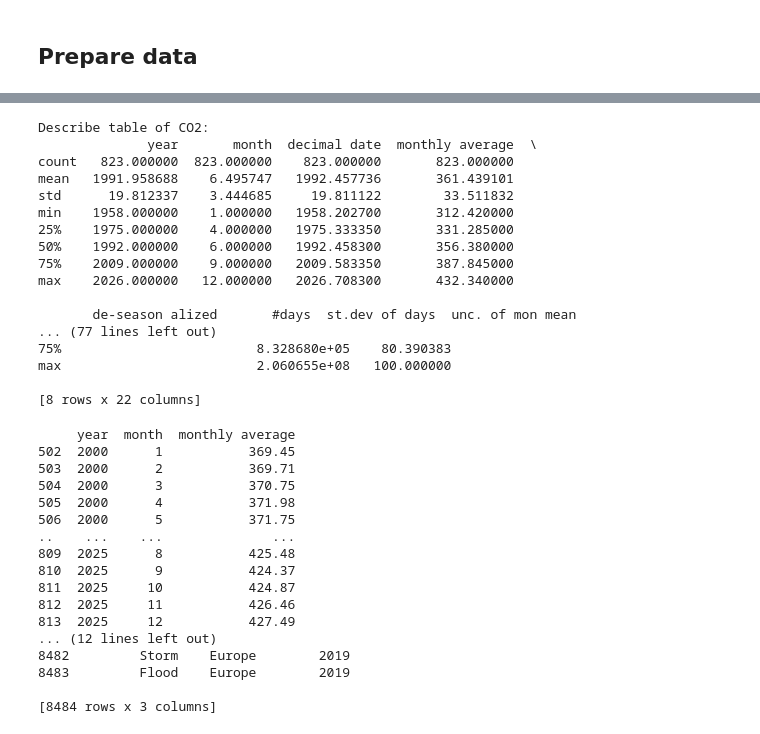
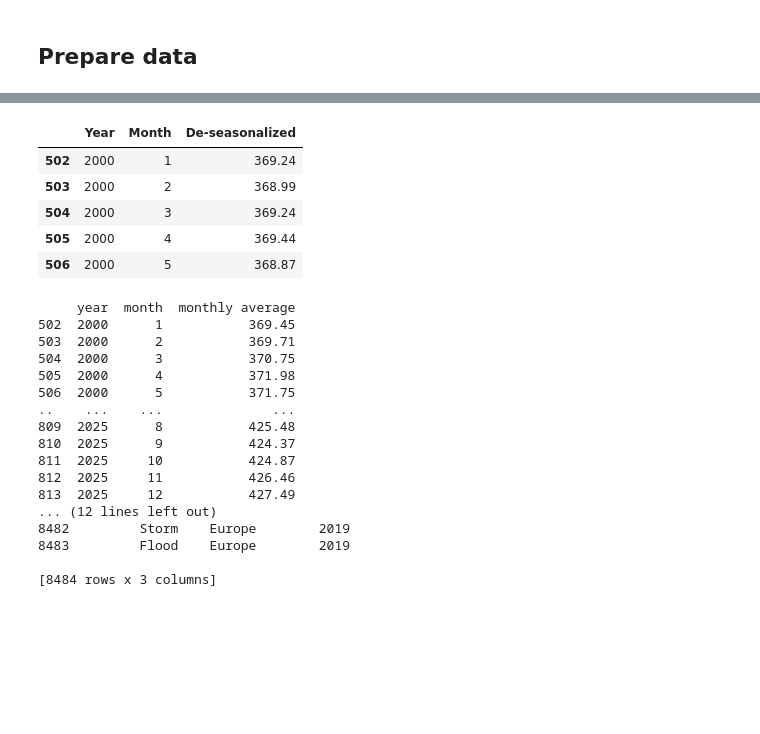
Before and after one commit to cjulianan/DS_3001_Semester_Project, a Jupyter notebook: notebook.ipynb, the cells around one changed output, grey strips where cells are left out. Saved outputs shown, nothing was run; the diff lists cells and outputs as text; code cells hidden in the pictures; blank space fills up the shorter version.

```diff
--- a/notebook.ipynb
+++ b/notebook.ipynb
@@ -57,4 +96,4 @@ First 5 row of CO2:
 # %%
-# Check Data Type
-print(f"Data Type of CO2:\n{CO2_data.dtypes}")
-print(f"\nData Type of Weather:\n{Weather_data.dtypes}")
+# Cleaning CO2 PPM of any data that can cause issues
+CO2_data.drop_duplicates(inplace=True)
+CO2_data.dropna(inplace=True)
@@ -79,25 +100,18 @@ dtype: object
 # %%
-# Describe Table to see the detailed summary of data frame
-print(f"Describe table of CO2:\n{CO2_data.describe()}")
-print(f"\nDescribe table of Weather:\n{Weather_data.describe()}")
+# Removing unnecessary data
+CO2_data_dropped = CO2_data.drop(['decimal date', 'monthly average', '#days', 'st.dev of days', 'unc. of mon mean'], axis = 1)
+Date1 = CO2_data['year'] >= 2000
+Date2 = CO2_data['year'] <= 2025
+CO2_data_cleaned = CO2_data_dropped.loc[Date1 & Date2]
+CO2_data_cleaned.columns = ['Year', 'Month', 'De-seasonalized'] # Renamed column to start with a uppercase letter for data consistency
+display(CO2_data_cleaned.head(5))
 # %% [output]
-Describe table of CO2:
-              year       month  decimal date  monthly average  \
-count   823.000000  823.000000    823.000000       823.000000
-mean   1991.958688    6.495747   1992.457736       361.439101
-std      19.812337    3.444685     19.811122        33.511832
-min    1958.000000    1.000000   1958.202700       312.420000
-25%    1975.000000    4.000000   1975.333350       331.285000
-50%    1992.000000    6.000000   1992.458300       356.380000
-75%    2009.000000    9.000000   2009.583350       387.845000
-max    2026.000000   12.000000   2026.708300       432.340000
-
-       de-season alized       #days  st.dev of days  unc. of mon mean
-... (77 lines left out)
-75%                         8.328680e+05    80.390383
-max                         2.060655e+08   100.000000
-
-[8 rows x 22 columns]
+|  | Year | Month | De-seasonalized |
+| 502 | 2000 | 1 | 369.24 |
+| 503 | 2000 | 2 | 368.99 |
+| 504 | 2000 | 3 | 369.24 |
+| 505 | 2000 | 4 | 369.44 |
+| 506 | 2000 | 5 | 368.87 |
 # %%
 # Clean data and create features.
 
```
Also changed, not shown: parts of 8 cells of this notebook.
